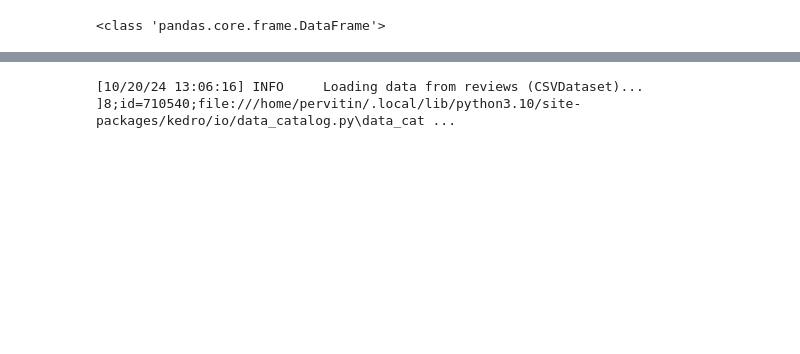
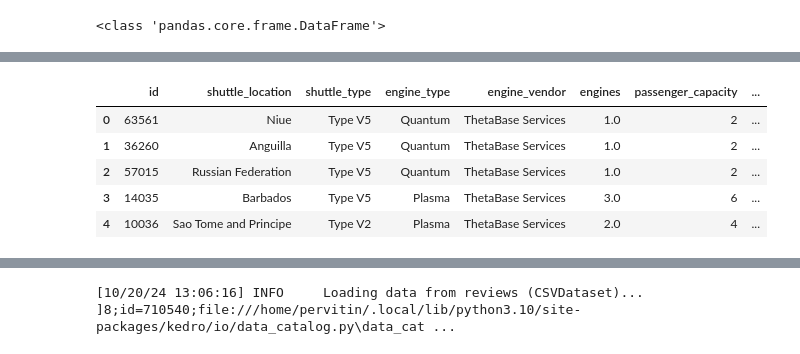
Before and after one commit to Sparkle-Muffin/spaceflights, a Jupyter notebook: notebooks/data-exploration.ipynb, the cells around one changed output, grey strips where cells are left out. Drawn from its saved outputs; the diff is of its cells as text; code cells hidden in the pictures; blank space fills up the shorter version.

```diff
--- a/notebooks/data-exploration.ipynb
+++ b/notebooks/data-exploration.ipynb
@@ -83,0 +133,3 @@ type(companies)
+# %%
+shuttles.head()
+# %% [output]
@@ -83,0 +137,6 @@ type(companies)
+|  | id | shuttle_location | shuttle_type | engine_type | engine_vendor | engines | passenger_capacity | ... |
+| 0 | 63561 | Niue | Type V5 | Quantum | ThetaBase Services | 1.0 | 2 | ... |
+| 1 | 36260 | Anguilla | Type V5 | Quantum | ThetaBase Services | 1.0 | 2 | ... |
+| 2 | 57015 | Russian Federation | Type V5 | Quantum | ThetaBase Services | 1.0 | 2 | ... |
+| 3 | 14035 | Barbados | Type V5 | Plasma | ThetaBase Services | 3.0 | 6 | ... |
+| 4 | 10036 | Sao Tome and Principe | Type V2 | Plasma | ThetaBase Services | 2.0 | 4 | ... |
```
Also changed, not shown: parts of 15 cells of this notebook.
